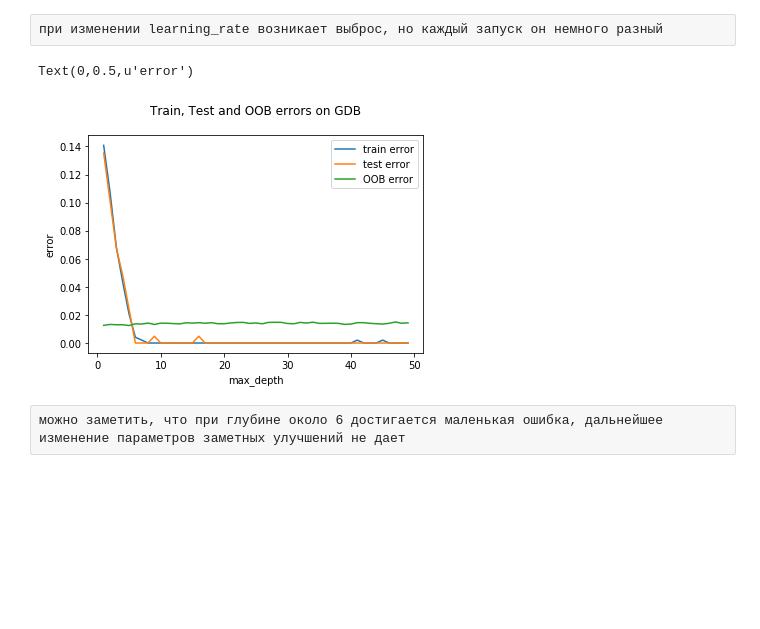
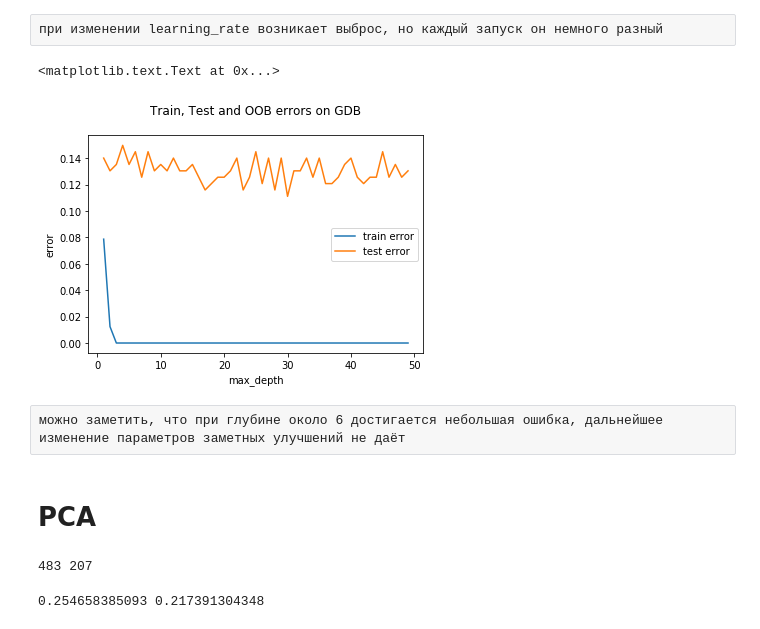
Before and after one commit to helga-derz/forestfire_analysis, a Jupyter notebook: credit_analysis/analysis_credit.ipynb, the cells around one changed output. Saved outputs shown, nothing was run; the diff lists cells and outputs as text; code cells hidden in the pictures; blank space fills up the shorter version.

```diff
--- a/credit_analysis/analysis_credit.ipynb
+++ b/credit_analysis/analysis_credit.ipynb
@@ -1492,7 +1495,7 @@ test_error = []
 oob_error = []
 for n in n_estimators:
     rf_model = RandomForestClassifier(n_estimators=n, oob_score = True, bootstrap = True)
-    rf_model.fit(X, y)
+    rf_model.fit(X_train, y_train)
     oob_error.append(1 - rf_model.oob_score_)
     train_error.append(np.mean(y_train != rf_model.predict(X_train)))
     test_error.append(np.mean(y_test  != rf_model.predict(X_test)))
@@ -1561,7 +1564,7 @@ test_error = []
 oob_error = []
 for n in n_estimators:
     rf_model = ExtraTreesClassifier(n_estimators=n, oob_score = True, bootstrap = True)
-    rf_model.fit(X, y)
+    rf_model.fit(X_train, y_train)
     oob_error.append(1 - rf_model.oob_score_)
     train_error.append(np.mean(y_train != rf_model.predict(X_train)))
     test_error.append(np.mean(y_test  != rf_model.predict(X_test)))
@@ -1630,7 +1633,7 @@ test_error = []
 oob_error = []
 for n in n_estimators:
     gbd_model = GradientBoostingClassifier(n_estimators=n, subsample = 0.5)
-    gbd_model.fit(X, y)
+    gbd_model.fit(X_train, y_train)
     oob_error.append(np.mean(gbd_model.oob_improvement_))
     train_error.append(np.mean(y_train != gbd_model.predict(X_train)))
     test_error.append(np.mean(y_test  != gbd_model.predict(X_test)))
@@ -1657,15 +1660,15 @@ test_error = []
 oob_error = []
 for l in l_r:
     gbd_model = GradientBoostingClassifier(learning_rate = l, subsample = 0.5)
-    gbd_model.fit(X, y)
-    oob_error.append(np.mean(gbd_model.oob_improvement_))
+    gbd_model.fit(X_train, y_train)
+    #oob_error.append(np.mean(gbd_model.oob_improvement_))
     train_error.append(np.mean(y_train != gbd_model.predict(X_train)))
     test_error.append(np.mean(y_test  != gbd_model.predict(X_test)))
 
 
 plt.plot(l_r, train_error, label = 'train error')
 plt.plot(l_r, test_error, label = 'test error')
-plt.plot(l_r, oob_error, label = 'OOB error')
+#plt.plot(l_r, oob_error, label = 'OOB error')
 plt.legend()
 plt.title('Train, Test and OOB errors on GDB\n')
 plt.xlabel('learning_rate')
@@ -1678,26 +1681,28 @@ Text(0,0.5,u'error')
 # %%
 m_h = np.arange(1,50, 1)
 
 train_error = []
 test_error = []
 oob_error = []
 for m in m_h:
     gbd_model = GradientBoostingClassifier(n_estimators=best_n_estimators, max_depth = m, subsample = 0.5)
-    gbd_model.fit(X, y)
-    oob_error.append(np.mean(gbd_model.oob_improvement_))
+    gbd_model.fit(X_train, y_train)
+    #oob_error.append(np.mean(gbd_model.oob_improvement_))
     train_error.append(np.mean(y_train != gbd_model.predict(X_train)))
     test_error.append(np.mean(y_test  != gbd_model.predict(X_test)))
 
 
 plt.plot(m_h, train_error, label = 'train error')
 plt.plot(m_h, test_error, label = 'test error')
-plt.plot(m_h, oob_error, label = 'OOB error')
+#plt.plot(m_h, oob_error, label = 'OOB error')
 plt.legend()
 plt.title('Train, Test and OOB errors on GDB\n')
 plt.xlabel('max_depth')
 plt.ylabel('error')
 # %% [output]
-Text(0,0.5,u'error')
+<matplotlib.text.Text at 0x...>
-[figure, old version]
+[figure, new version]
 # %% [raw]
-можно заметить, что при глубине около 6 достигается маленькая ошибка, дальнейшее изменение параметров заметных улучшений не дает
+можно заметить, что при глубине около 6 достигается небольшая ошибка, дальнейшее изменение параметров заметных улучшений не даёт
+# %% [markdown]
+# PCA
@@ -1703,0 +1714,21 @@ Text(0,0.5,u'error')
+# %%
+from sklearn.model_selection import train_test_split
+X_train_pca, X_test_pca, y_train, y_test = train_test_split(X_pca, y, test_size = 0.3, random_state = 1)
+
+N_train, _ = X_train.shape
+N_test,  _ = X_test.shape
+
+print(N_train, N_test)
+# %% [output]
+483 207
+# %%
+train_error = []
+test_error = []
+tree_model = tree.DecisionTreeClassifier(max_depth = 2)
+tree_model.fit(X_train_pca, y_train)
+train_err = np.mean(y_train != tree_model.predict(X_train_pca))
+test_err = np.mean(y_test  != tree_model.predict(X_test_pca))
+
+print(train_err, test_err)
+# %% [output]
+0.254658385093 0.217391304348
```
Also changed, not shown: parts of 35 cells of this notebook.
